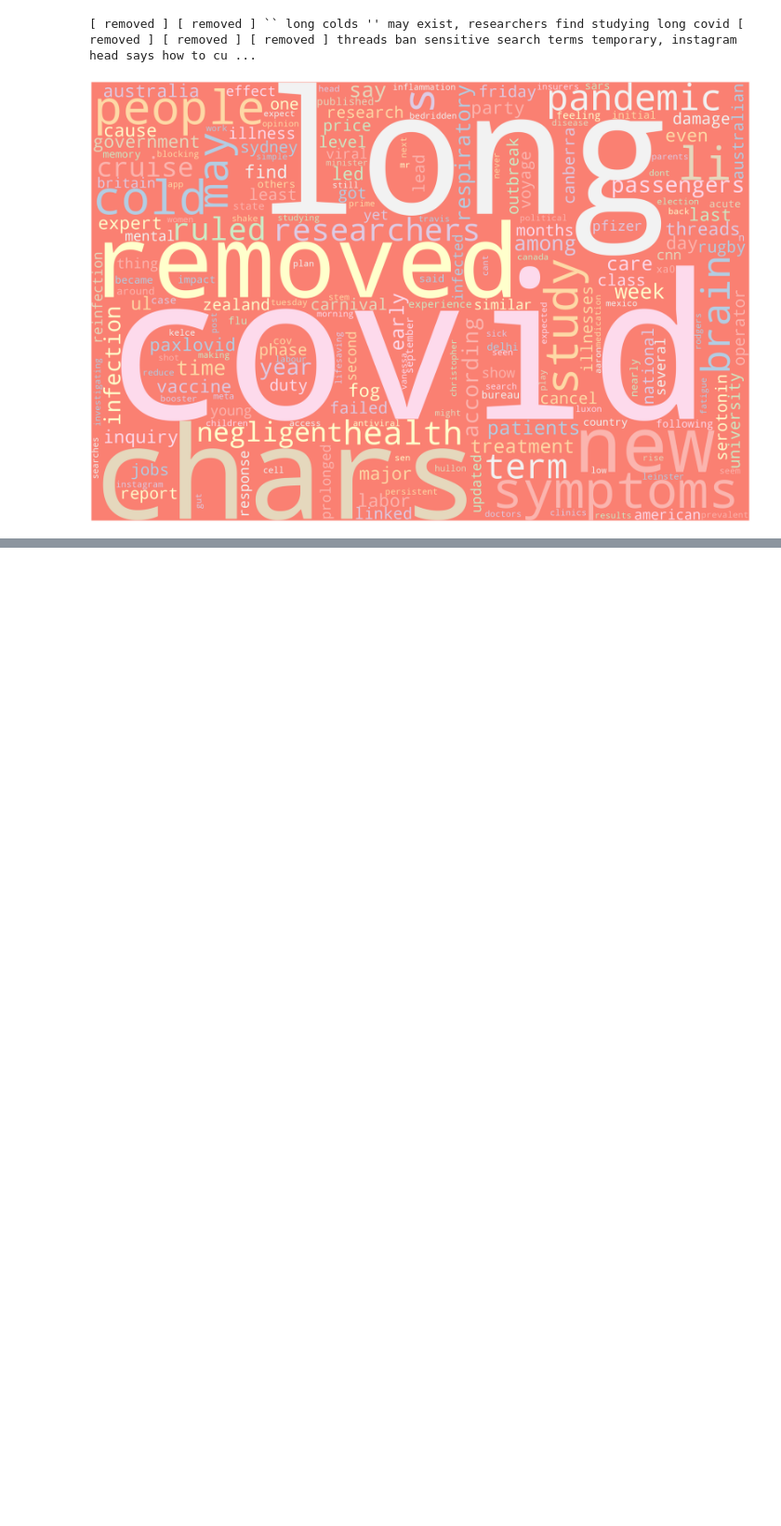
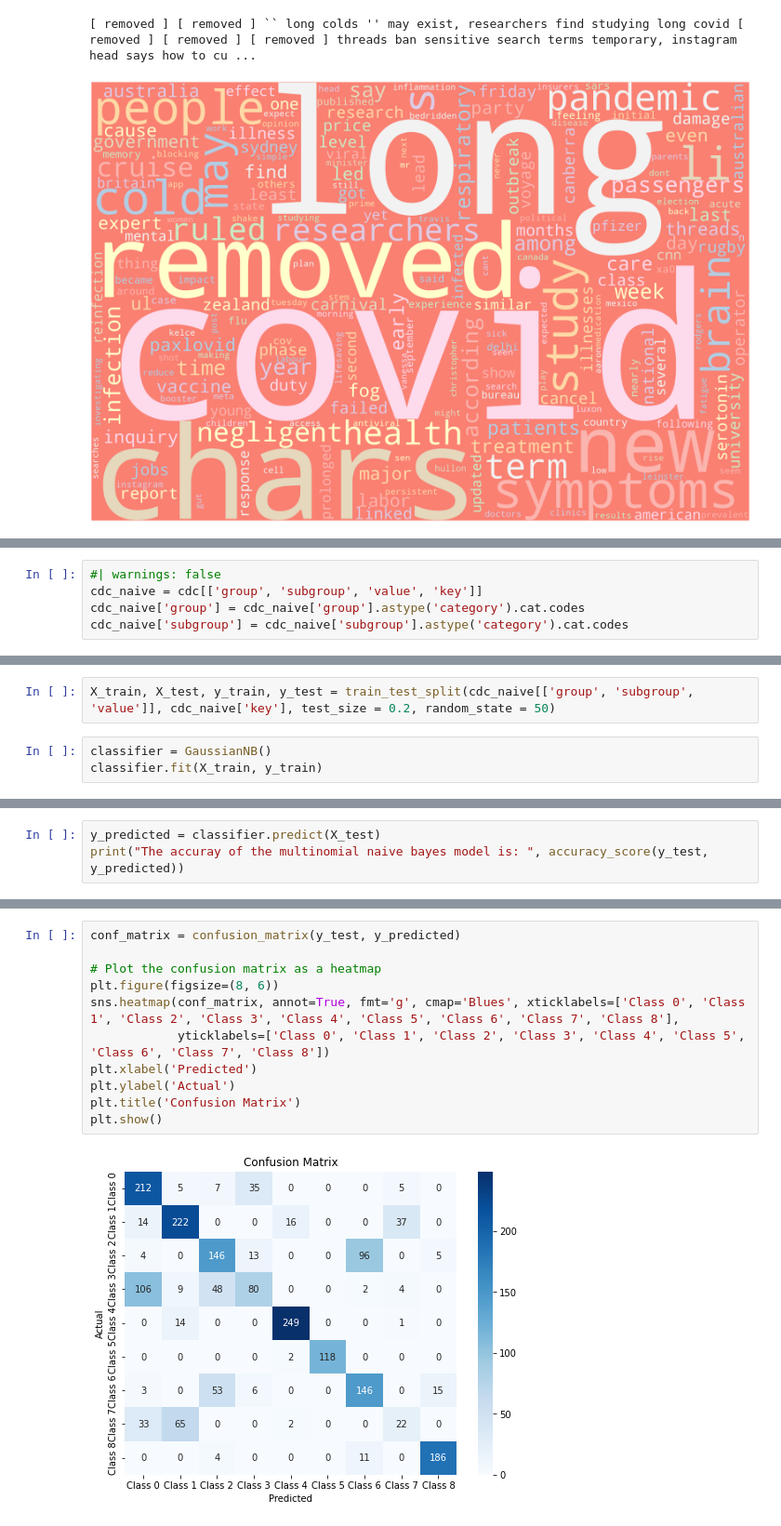
Before and after one commit to anly501/dsan-5000-project-schinthak, a Jupyter notebook: dsan-website/DSAN_5000/eda-code.ipynb, the cells around one changed output, grey strips where cells are left out. Shown at 93% size. Saved outputs shown, nothing was run; the diff lists cells and outputs as text; blank space fills up the shorter version.

Commit message:
HW3 Naive Bayes push

```diff
--- a/dsan-website/DSAN_5000/eda-code.ipynb
+++ b/dsan-website/DSAN_5000/eda-code.ipynb
@@ -230,0 +246,5 @@ generate_word_cloud(content)
+# %%
+#| warnings: false
+cdc_naive = cdc[['group', 'subgroup', 'value', 'key']]
+cdc_naive['group'] = cdc_naive['group'].astype('category').cat.codes
+cdc_naive['subgroup'] = cdc_naive['subgroup'].astype('category').cat.codes
@@ -230,0 +293,5 @@ generate_word_cloud(content)
+# %%
+X_train, X_test, y_train, y_test = train_test_split(cdc_naive[['group', 'subgroup', 'value']], cdc_naive['key'], test_size = 0.2, random_state = 50)
+# %%
+classifier = GaussianNB()
+classifier.fit(X_train, y_train)
@@ -230,0 +300,3 @@ generate_word_cloud(content)
+# %%
+y_predicted = classifier.predict(X_test)
+print("The accuray of the multinomial naive bayes model is: ", accuracy_score(y_test, y_predicted))
@@ -230,0 +325,13 @@ generate_word_cloud(content)
+# %%
+conf_matrix = confusion_matrix(y_test, y_predicted)
+
+# Plot the confusion matrix as a heatmap
+plt.figure(figsize=(8, 6))
+sns.heatmap(conf_matrix, annot=True, fmt='g', cmap='Blues', xticklabels=['Class 0', 'Class 1', 'Class 2', 'Class 3', 'Class 4', 'Class 5', 'Class 6', 'Class 7', 'Class 8'],
+            yticklabels=['Class 0', 'Class 1', 'Class 2', 'Class 3', 'Class 4', 'Class 5', 'Class 6', 'Class 7', 'Class 8'])
+plt.xlabel('Predicted')
+plt.ylabel('Actual')
+plt.title('Confusion Matrix')
+plt.show()
+# %% [output]
+[figure, added]
```
Also changed, not shown: parts of 10 cells of this notebook, 2 other files.
